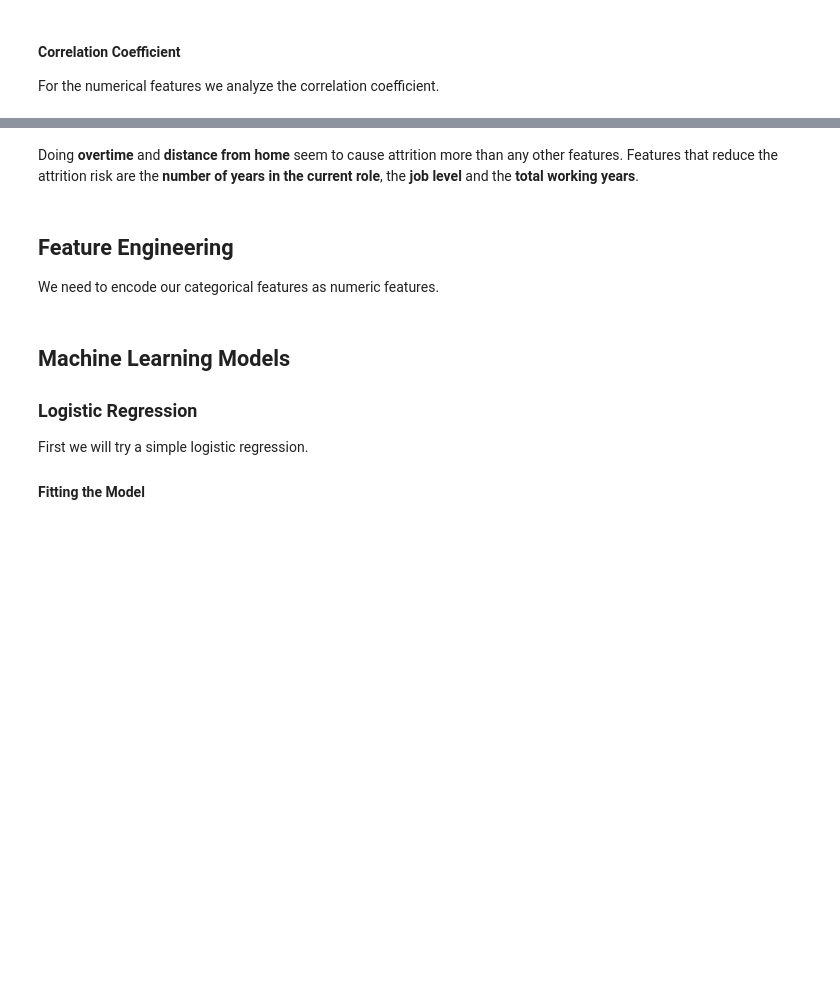
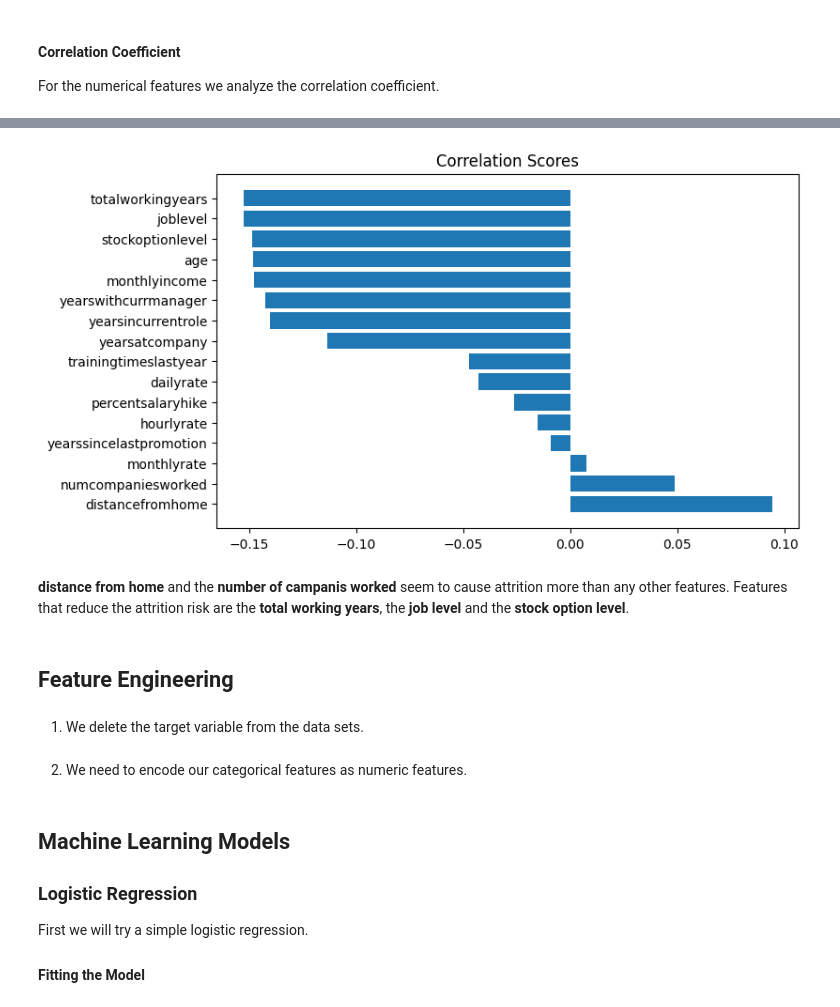
Before and after one commit to kristiaan67/ml-zoomcamp, a Jupyter notebook: midterm-project/notebook.ipynb, the cells around one changed output, grey strips where cells are left out. Saved outputs shown, nothing was run; the diff lists cells and outputs as text; code cells hidden in the pictures; blank space fills up the shorter version.

```diff
--- a/midterm-project/notebook.ipynb
+++ b/midterm-project/notebook.ipynb
@@ -272,8 +318,21 @@ df_cc
 | stockoptionlevel | -0.148473 |
 | joblevel | -0.152473 |
 | totalworkingyears | -0.152732 |
+# %%
+def plot_correlation_scores(scores):
+    width = np.arange(len(scores))
+    ticks = list(scores.index)
+    plt.barh(width, scores.CC)
+    plt.yticks(width, ticks)
+    plt.title("Correlation Scores")
+
+plt.figure(dpi=100, figsize=(8, 5))
+plot_correlation_scores(df_cc)
+# %% [output]
+[figure, added]
 # %% [markdown]
-Doing **overtime** and **distance from home** seem to cause attrition more than any other features. Features that reduce the attrition risk are the **number of years in the current role**, the **job level** and the **total working years**.
+**distance from home** and the **number of campanis worked** seem to cause attrition more than any other features. Features that reduce the attrition risk are the **total working years**, the **job level** and the **stock option level**.
 # %% [markdown]
 ## Feature Engineering
-We need to encode our categorical features as numeric features.
+# %% [markdown]
+1. We delete the target variable from the data sets.
@@ -280,2 +344,4 @@ We need to encode our categorical features as numeric features.
+# %% [markdown]
+2. We need to encode our categorical features as numeric features.
 # %%
 from sklearn.feature_extraction import DictVectorizer
```
Also changed, not shown: parts of 54 cells of this notebook, 4 other files.
